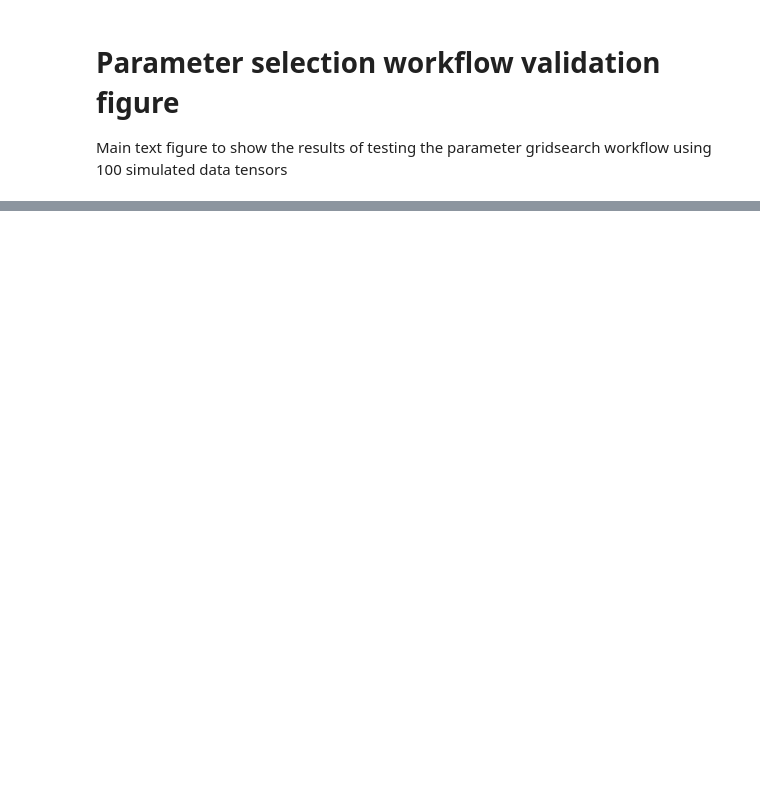
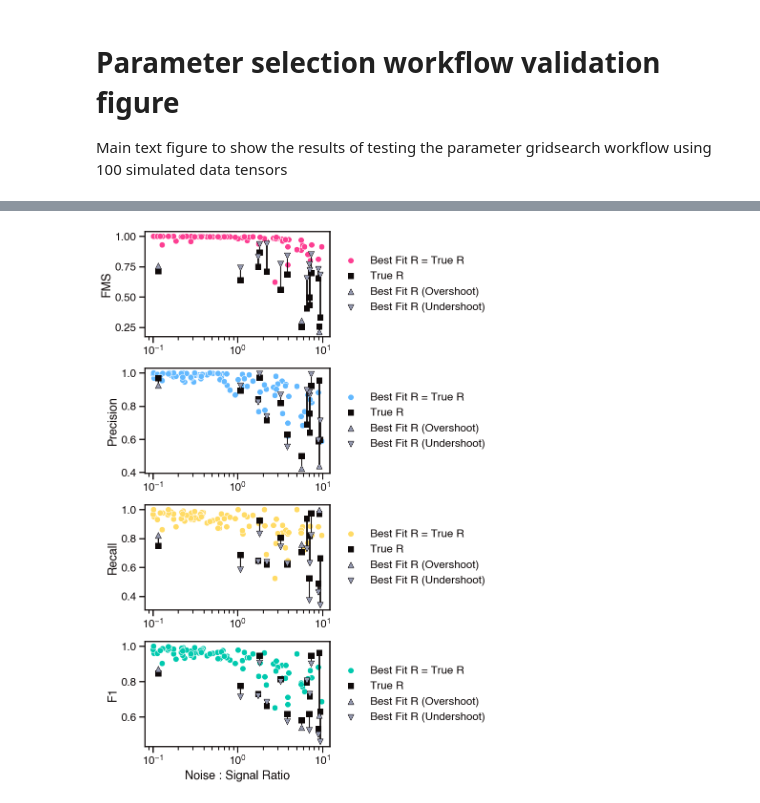
Before and after one commit to blasks/barnacle-manuscript, a Jupyter notebook: analyses/1-simulation/2-cv-workflow-validation.ipynb, the cells around one changed output, grey strips where cells are left out. Cells and saved outputs as stored; diff of their text form; code cells hidden in the pictures; blank space fills up the shorter version.

```diff
--- a/analyses/1-simulation/2-cv-workflow-validation.ipynb
+++ b/analyses/1-simulation/2-cv-workflow-validation.ipynb
@@ -1197,0 +699,96 @@ Mean lambda miss above noise:signal of 1:
+# %%
+# compare scores of optimal and suboptimal rank values
+
+# make figure panel
+fig = plt.figure(figsize=(5, 14))
+gs = plt.GridSpec(4, 1, figure=fig, hspace=.3)
+
+# set up data
+robust_rank_df = pd.concat([
+    pd.merge(
+        simulation_info_df,
+        gt_df_agg,
+        left_on=['simulation_id', 'simulation_rank', 'gt_lambda'],
+        right_on=['simulation_id', 'rank', 'lambda'],
+        how='left'
+    ),
+    pd.merge(
+        simulation_info_df,
+        gt_df_agg,
+        left_on=['simulation_id', 'selected_rank', 'gt_lambda'],
+        right_on=['simulation_id', 'rank', 'lambda'],
+        how='left'
+    )
+]).drop_duplicates().reset_index(drop=True)
+robust_rank_df['comparison'] = 'match'
+robust_rank_df.loc[
+    (robust_rank_df['selected_rank'] < robust_rank_df['simulation_rank']), 'comparison'] = 'undershoot'
+robust_rank_df.loc[
+    (robust_rank_df['selected_rank'] > robust_rank_df['simulation_rank']), 'comparison'] = 'overshoot'
+
+# set colors and labels
+colors = {
+    'gt_fms_mean': accent_colors[3],
+    'gt_precision_mean': accent_colors[7],
+    'gt_recall_mean': accent_colors[6],
+    'gt_f1_mean': accent_colors[2],
+}
+labels = {
+    'gt_fms_mean': 'FMS',
+    'gt_precision_mean': 'Precision',
+    'gt_recall_mean': 'Recall',
+    'gt_f1_mean': 'F1',
+}
+
+# plot each metric
+for i, metric in enumerate(labels.keys()):
+    # make new axis
+    axis = fig.add_subplot(gs[i, 0])
+    # plot points where best fit matches true
+    data_df = robust_rank_df[robust_rank_df['comparison'] == 'match']
+    data_df = data_df[data_df['rank'] == data_df['simulation_rank']]
+    sns.scatterplot(
+        x='noise_level', y=metric, color=colors[metric], label='Best Fit R = True R',
+        data=data_df, ax=axis
+    )
+    # plot lines showing metric score differences where best fit rank does not fit optimal rank
+    data_df = robust_rank_df[robust_rank_df['comparison'] != 'match']
+    metric_pairs = pd.DataFrame(zip(
+        data_df[data_df['rank'] == data_df['simulation_rank']][metric],
+        data_df[data_df['rank'] == data_df['selected_rank']][metric]
+    ))
+    axis.vlines(
+        x=data_df[['simulation_id', 'noise_level']].drop_duplicates()['noise_level'],
+        ymin=metric_pairs.min(axis=1), ymax=metric_pairs.max(axis=1), color=line_color, zorder=1
+    )
+    # plot metric score of true rank where best fit rank doesn't match
+    data_df = robust_rank_df[robust_rank_df['comparison'] != 'match']
+    data_df = data_df[data_df['rank'] == data_df['simulation_rank']]
+    sns.scatterplot(
+        x='noise_level', y=metric, color=line_color, marker='s', edgecolor=None, label='True R',
+        data=data_df, ax=axis
+    )
+    # plot metric score of best fit rank where it overshoots optimal
+    data_df = robust_rank_df[robust_rank_df['comparison'] == 'overshoot']
+    data_df = data_df[data_df['rank'] == data_df['selected_rank']]
+    sns.scatterplot(
+        x='noise_level', y=metric, color=accent_colors[5], marker='^', edgecolor=line_color,
+        label='Best Fit R (Overshoot)', data=data_df, ax=axis
+    )
+    # plot metric score of best fit rank where it undershoots optimal
+    data_df = robust_rank_df[robust_rank_df['comparison'] == 'undershoot']
+    data_df = data_df[data_df['rank'] == data_df['selected_rank']]
+    sns.scatterplot(
+        x='noise_level', y=metric, color=accent_colors[5], marker='v', edgecolor=line_color,
+        label='Best Fit R (Undershoot)', data=data_df, ax=axis
+    )
+    # fix labels
+    if i == 3:
+        axis.set(ylabel=labels[metric], xlabel='Noise : Signal Ratio', xscale='log')
+    else:
+        axis.set(ylabel=labels[metric], xlabel='', xscale='log')
+    axis.legend(loc='center left', bbox_to_anchor=(1, 0.5))
+
+plt.show()
+# %% [output]
+[figure, new version]
```
Also changed, not shown: parts of 26 cells of this notebook, 1 other file.
